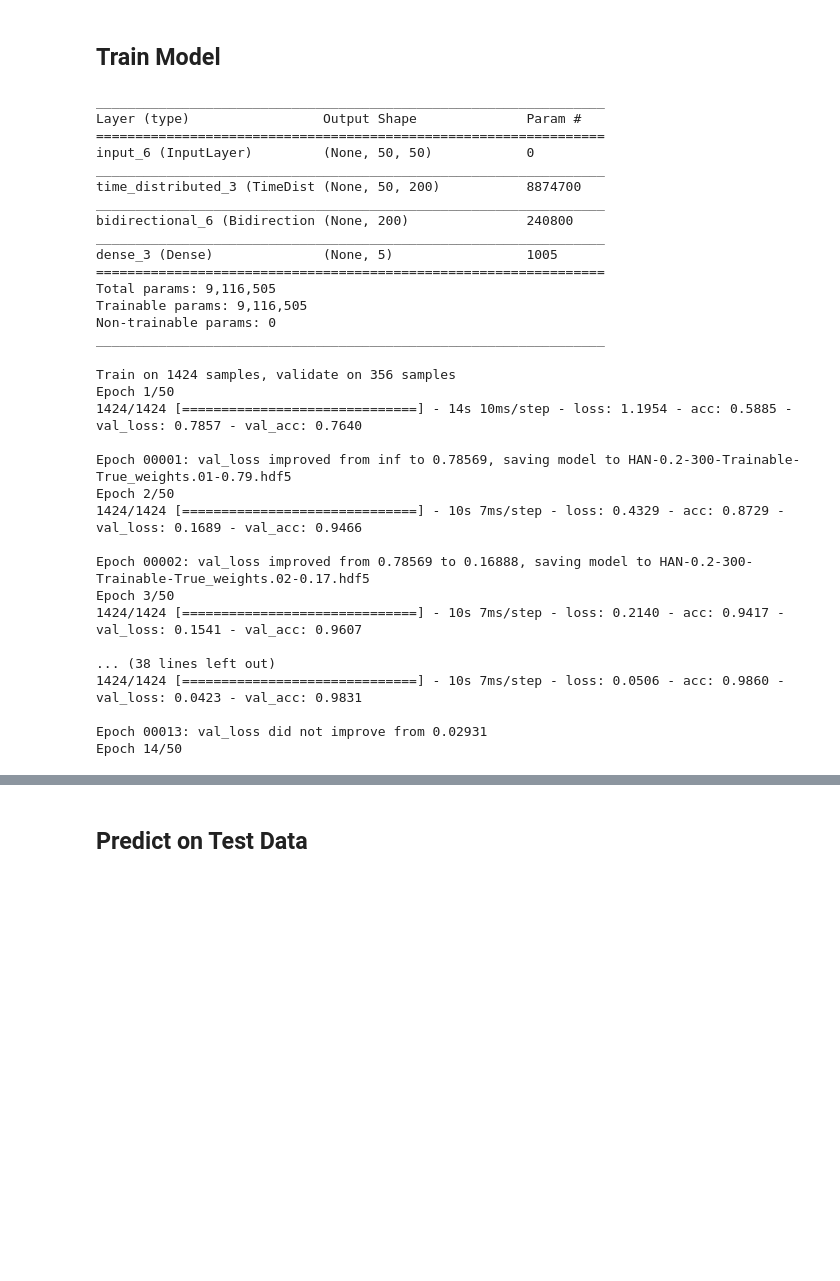
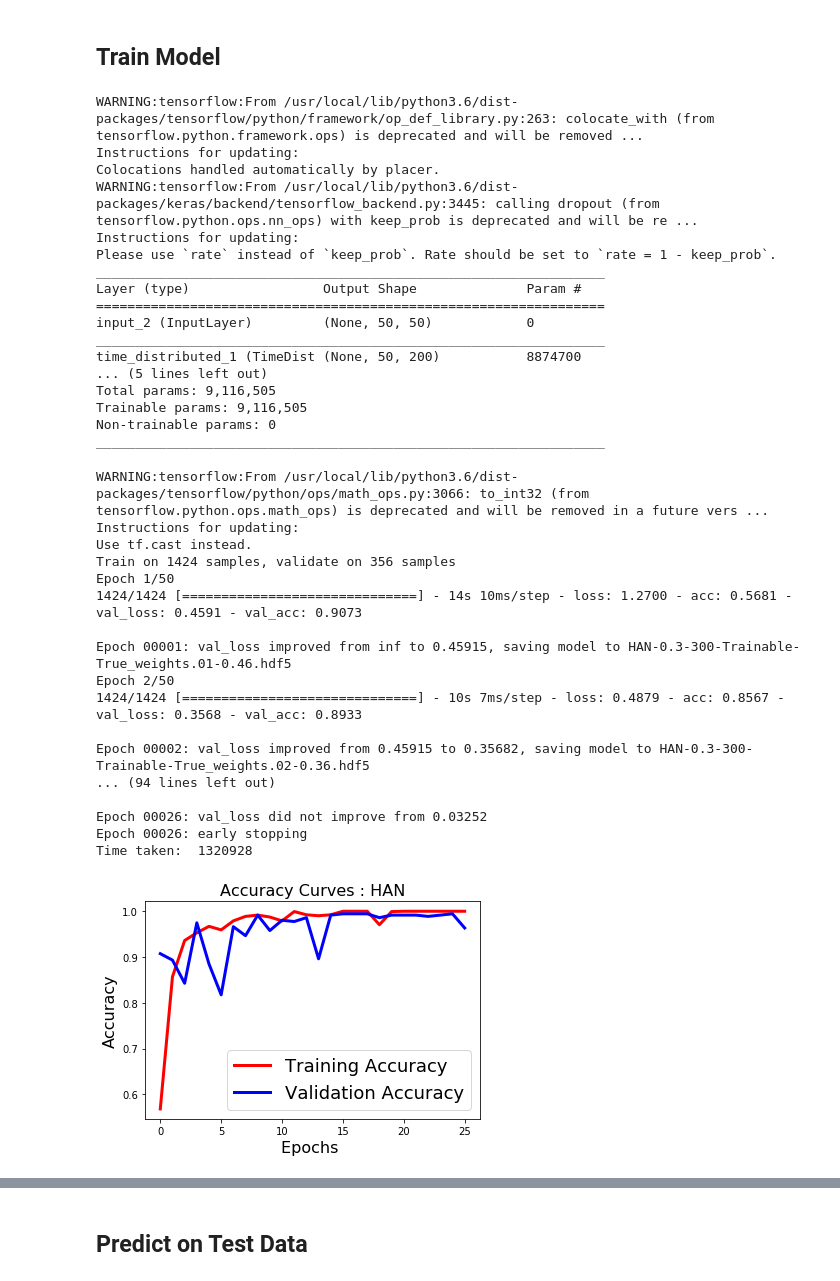
Before and after one commit to rachit-shah/News-Classfication-using-DNN-models, a Jupyter notebook: HAN.ipynb, the cells around one changed output, grey strips where cells are left out. Cells and saved outputs as stored; diff of their text form; code cells hidden in the pictures; blank space fills up the shorter version.

```diff
--- a/HAN.ipynb
+++ b/HAN.ipynb
@@ -205,5 +217,5 @@ Name: category, dtype: int64
 # %%
 #Parameters for hyperparameter  tuning
-dropout = 0.2
-EMBEDDING_DIM = 100
+dropout = 0.3
+EMBEDDING_DIM = 300
 traina = True #embeedding layer trainable
@@ -373,6 +405,7 @@ checkpointer = ModelCheckpoint(model_name + "_weights.{epoch:02d}-{val_loss:.2f}
 early_stopping = EarlyStopping(monitor='val_loss', min_delta=0, patience=10, verbose=1, mode='auto')
 tensorboard_han = TensorBoard(log_dir='./Graph_HAN', histogram_freq=1,write_graph=True,write_grads=True, write_images=True)
 # %%
+#Model Architecture
 sentence_input = Input(shape=(MAX_SENT_LENGTH,), dtype='int32')
 embedded_sequences = embedding_layer(sentence_input)
 lstm_layer = Bidirectional(LSTM(100,dropout=dropout))(embedded_sequences)
@@ -389,43 +422,59 @@ han_model.compile(loss='categorical_crossentropy',
               metrics=['acc'])
 han_model.summary()
 # %% [output]
+WARNING:tensorflow:From /usr/local/lib/python3.6/dist-packages/tensorflow/python/framework/op_def_library.py:263: colocate_with (from tensorflow.python.framework.ops) is deprecated and will be removed ...
+Instructions for updating:
+Colocations handled automatically by placer.
+WARNING:tensorflow:From /usr/local/lib/python3.6/dist-packages/keras/backend/tensorflow_backend.py:3445: calling dropout (from tensorflow.python.ops.nn_ops) with keep_prob is deprecated and will be re ...
+Instructions for updating:
+Please use `rate` instead of `keep_prob`. Rate should be set to `rate = 1 - keep_prob`.
 _________________________________________________________________
 Layer (type)                 Output Shape              Param #
 =================================================================
-input_6 (InputLayer)         (None, 50, 50)            0
+input_2 (InputLayer)         (None, 50, 50)            0
 _________________________________________________________________
-time_distributed_3 (TimeDist (None, 50, 200)           8874700
-_________________________________________________________________
-bidirectional_6 (Bidirection (None, 200)               240800
-_________________________________________________________________
-dense_3 (Dense)              (None, 5)                 1005
-=================================================================
+time_distributed_1 (TimeDist (None, 50, 200)           8874700
+... (5 lines left out)
 Total params: 9,116,505
 Trainable params: 9,116,505
 Non-trainable params: 0
 _________________________________________________________________
 # %%
+#Train Model
 stmillis = int(round(time.time() * 1000))
 history = han_model.fit(xtrain, ytrain, validation_data=(xval, yval),
-          epochs=50, batch_size=128, callbacks=[checkpointer, early_stopping])
+          epochs=50, batch_size=128, callbacks=[checkpointer, early_stopping,tensorboard_han])
 endmillis = int(round(time.time() * 1000))
 print("Time taken: ", endmillis - stmillis)
 # %% [output]
+WARNING:tensorflow:From /usr/local/lib/python3.6/dist-packages/tensorflow/python/ops/math_ops.py:3066: to_int32 (from tensorflow.python.ops.math_ops) is deprecated and will be removed in a future vers ...
+Instructions for updating:
+Use tf.cast instead.
 Train on 1424 samples, validate on 356 samples
 Epoch 1/50
-1424/1424 [==============================] - 14s 10ms/step - loss: 1.1954 - acc: 0.5885 - val_loss: 0.7857 - val_acc: 0.7640
+1424/1424 [==============================] - 14s 10ms/step - loss: 1.2700 - acc: 0.5681 - val_loss: 0.4591 - val_acc: 0.9073
 
-Epoch 00001: val_loss improved from inf to 0.78569, saving model to HAN-0.2-300-Trainable-True_weights.01-0.79.hdf5
+Epoch 00001: val_loss improved from inf to 0.45915, saving model to HAN-0.3-300-Trainable-True_weights.01-0.46.hdf5
 Epoch 2/50
-1424/1424 [==============================] - 10s 7ms/step - loss: 0.4329 - acc: 0.8729 - val_loss: 0.1689 - val_acc: 0.9466
+1424/1424 [==============================] - 10s 7ms/step - loss: 0.4879 - acc: 0.8567 - val_loss: 0.3568 - val_acc: 0.8933
 
-Epoch 00002: val_loss improved from 0.78569 to 0.16888, saving model to HAN-0.2-300-Trainable-True_weights.02-0.17.hdf5
-Epoch 3/50
-1424/1424 [==============================] - 10s 7ms/step - loss: 0.2140 - acc: 0.9417 - val_loss: 0.1541 - val_acc: 0.9607
+Epoch 00002: val_loss improved from 0.45915 to 0.35682, saving model to HAN-0.3-300-Trainable-True_weights.02-0.36.hdf5
+... (94 lines left out)
 
-... (38 lines left out)
-1424/1424 [==============================] - 10s 7ms/step - loss: 0.0506 - acc: 0.9860 - val_loss: 0.0423 - val_acc: 0.9831
-
-Epoch 00013: val_loss did not improve from 0.02931
-Epoch 14/50
+Epoch 00026: val_loss did not improve from 0.03252
+Epoch 00026: early stopping
+Time taken:  1320928
+# %%
+#Plot accuracy curve
+fig=plt.figure()
+plt.plot(history.history['acc'],'r',linewidth=3.0)
+plt.plot(history.history['val_acc'],'b',linewidth=3.0)
+plt.legend(['Training Accuracy', 'Validation Accuracy'],fontsize=18)
+plt.xlabel('Epochs ',fontsize=16)
+plt.ylabel('Accuracy',fontsize=16)
+plt.title('Accuracy Curves : HAN',fontsize=16)
+fig.savefig(model_name+'-ACC'+'.png')
+plt.show()
+# %% [output]
+[figure, added]
 # %%
```
Also changed, not shown: parts of 31 cells of this notebook.
